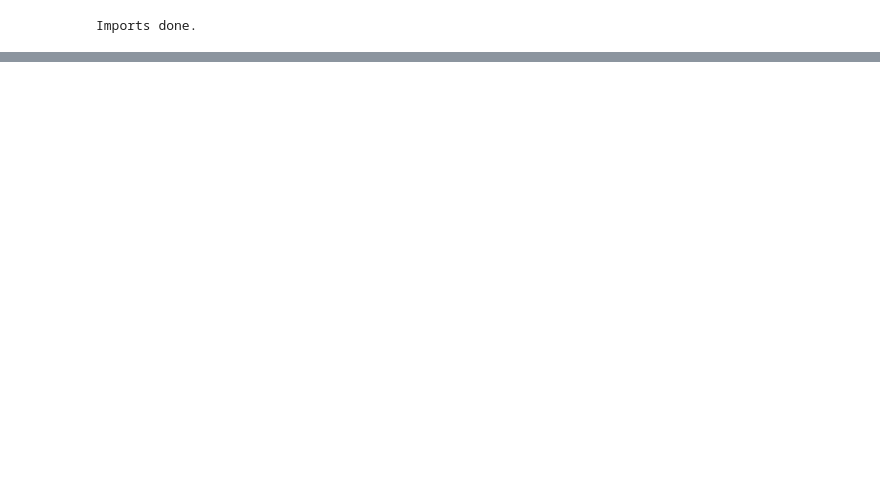
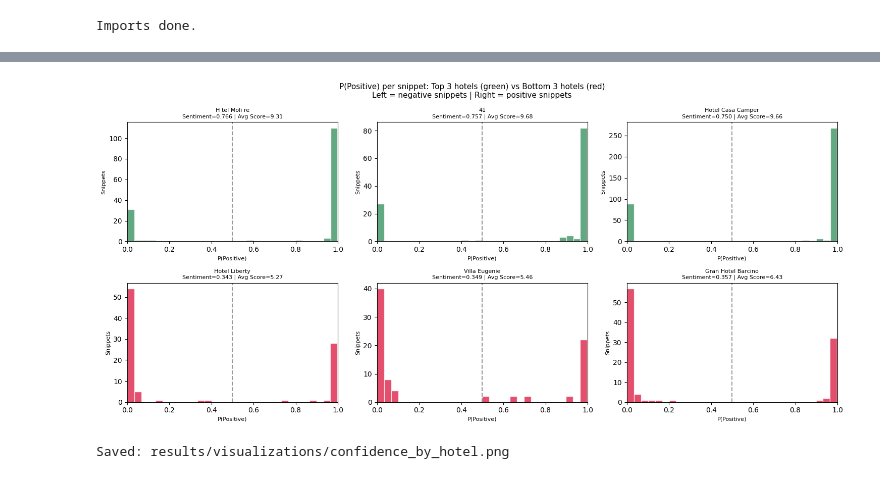
Before and after one commit to Sarahdje/NLP-Project, a Jupyter notebook: notebooks/05_recommendation.ipynb, the cells around one changed output, grey strips where cells are left out. Saved outputs shown, nothing was run; the diff lists cells and outputs as text; code cells hidden in the pictures; blank space fills up the shorter version.

```diff
--- a/notebooks/05_recommendation.ipynb
+++ b/notebooks/05_recommendation.ipynb
@@ -181 +212,47 @@ SYSTEM 2 — TOP 10 HOTELS (DistilBERT Sentiment-Based)
+# %%
+# ── 6. VIZ: P(Positive) DISTRIBUTION FOR TOP 3 vs BOTTOM 3 ──
+# Shows the snippet-level confidence spread for the best and worst hotels.
+# A top hotel should have most snippets clustered near P=1.
+# A bottom hotel should have most snippets clustered near P=0.
+# This is the clearest visual proof that confidence scores are meaningful.
+
+top3    = hotel_stats.nlargest(3, 'sentiment_score')['hotel'].tolist()
+bottom3 = hotel_stats.nsmallest(3, 'sentiment_score')['hotel'].tolist()
+
+fig, axes = plt.subplots(2, 3, figsize=(15, 7))
+axes = axes.flatten()
+
+for i, hotel in enumerate(top3 + bottom3):
+    hotel_df  = df[df['hotel'] == hotel]
+    score_val = hotel_stats.loc[
+        hotel_stats['hotel'] == hotel, 'sentiment_score'].values[0]
+    avg_s     = hotel_stats.loc[
+        hotel_stats['hotel'] == hotel, 'avg_score'].values[0]
+
+    color = 'seagreen' if i < 3 else 'crimson'
+    axes[i].hist(hotel_df['prob_positive'], bins=30,
+                 color=color, alpha=0.75, edgecolor='white')
+    axes[i].axvline(0.5, color='black', linestyle='--', alpha=0.4)
+    axes[i].set_title(
+        f"{hotel[:35]}\n"
+        f"Sentiment={score_val:.3f} | Avg Score={avg_s:.2f}",
+        fontsize=8
+    )
+    axes[i].set_xlabel('P(Positive)', fontsize=8)
+    axes[i].set_ylabel('Snippets', fontsize=8)
+    axes[i].set_xlim(0, 1)
+
+fig.suptitle(
+    'P(Positive) per snippet: Top 3 hotels (green) vs Bottom 3 hotels (red)\n'
+    'Left = negative snippets | Right = positive snippets',
+    fontsize=11
+)
+plt.tight_layout()
+plt.savefig('../results/visualizations/confidence_by_hotel.png',
+            dpi=150, bbox_inches='tight')
+plt.show()
+print('Saved: results/visualizations/confidence_by_hotel.png')
+# %% [output]
+[figure, added]
+Saved: results/visualizations/confidence_by_hotel.png
 # %%
```
Also changed, not shown: parts of 10 cells of this notebook, 22 other files.
